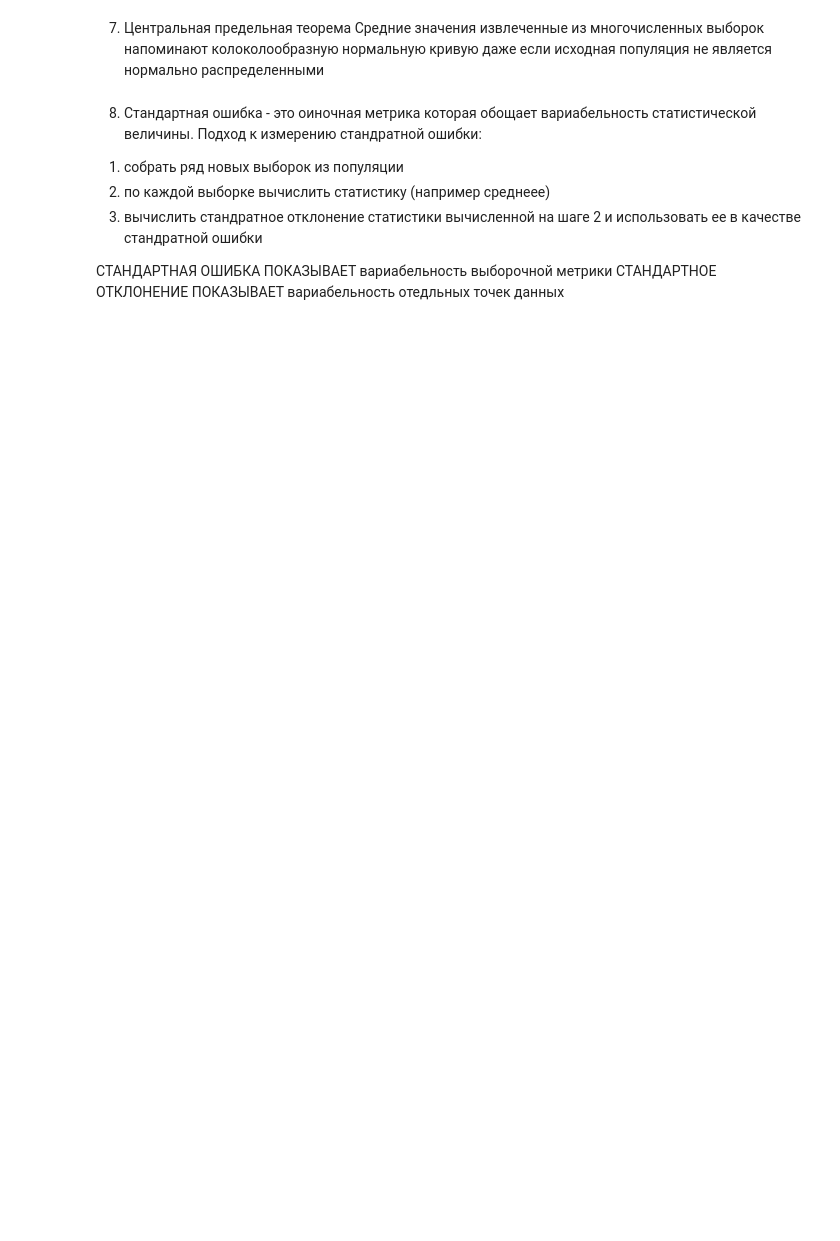
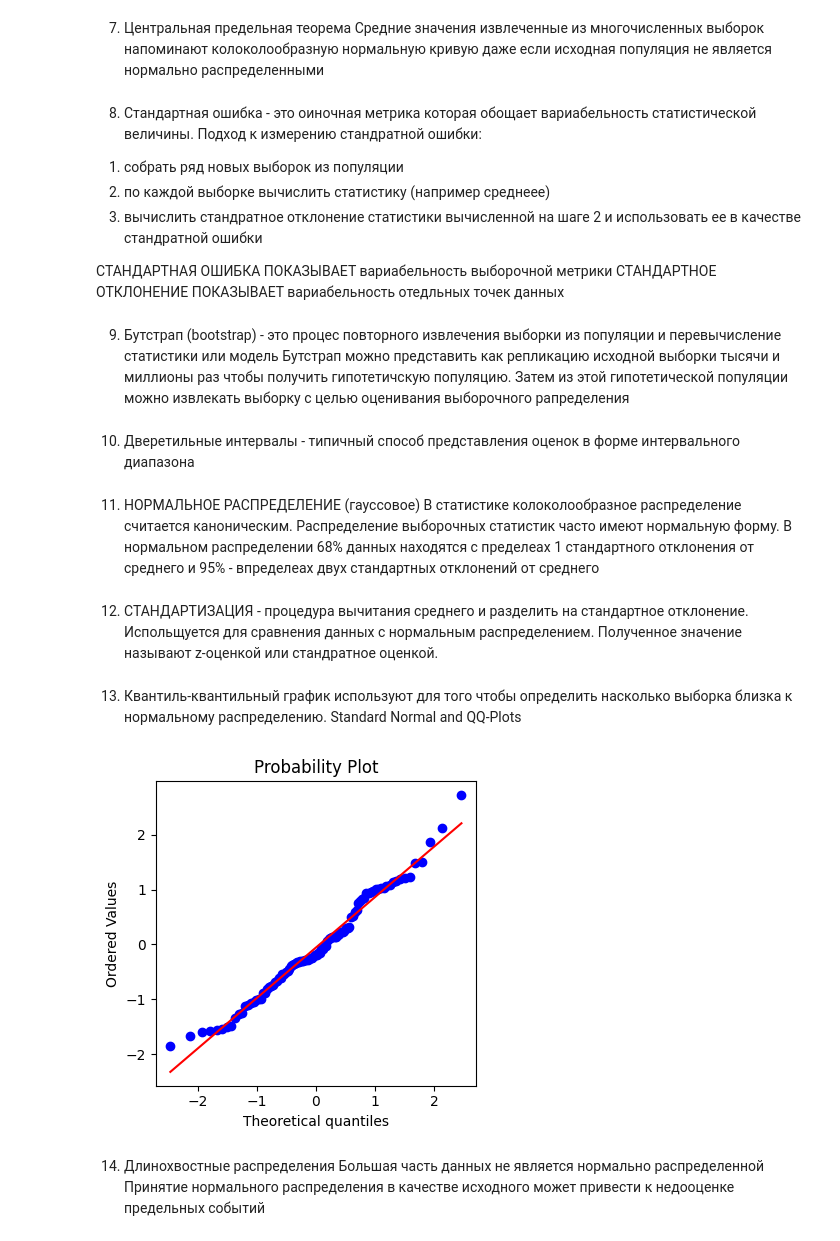
Before and after one commit to TaniaTernovaya/DataKit, a Jupyter notebook: data_distribution.ipynb, the cells around one changed output. Drawn from its saved outputs; the diff is of its cells as text; code cells hidden in the pictures; blank space fills up the shorter version.

```diff
--- a/data_distribution.ipynb
+++ b/data_distribution.ipynb
@@ -76,3 +76,39 @@ plt.show()
 
 СТАНДАРТНАЯ ОШИБКА ПОКАЗЫВАЕТ вариабельность выборочной метрики
 СТАНДАРТНОЕ ОТКЛОНЕНИЕ ПОКАЗЫВАЕТ вариабельность отедльных точек данных
+# %% [markdown]
+9. Бутстрап (bootstrap) - это процес повторного извлечения выборки из популяции и перевычисление статистики или модель
+Бутстрап можно представить как репликацию исходной выборки тысячи и миллионы раз  чтобы получить гипотетичскую популяцию. Затем из этой гипотетической популяции можно извлекать выборку с целью оценивания выборочного рапределения
+# %% [markdown]
+10. Дверетильные интервалы - типичный способ представления оценок в форме интервального диапазона
+# %% [markdown]
+11. НОРМАЛЬНОЕ РАСПРЕДЕЛЕНИЕ (гауссовое)
+В статистике колоколообразное распределение считается каноническим.
+Распределение выборочных статистик часто имеют нормальную форму.
+В нормальном распределении 68% данных находятся с пределеах 1 стандартного отклонения от среднего и 95% - впределеах двух стандартных отклонений от среднего
+# %% [markdown]
+12. СТАНДАРТИЗАЦИЯ - процедура вычитания среднего и разделить на стандартное отклонение. Испольщуется для сравнения данных с нормальным распределением. Полученное значение называют z-оценкой или стандратное оценкой.
+# %% [markdown]
+13. Квантиль-квантильный график используют для того чтобы определить насколько выборка близка к нормальному распределению.
+Standard Normal and QQ-Plots
+# %%
+from pathlib import Path
+import pandas as pd
+import numpy as np
+from scipy import stats
+
+import seaborn as sns
+import matplotlib.pylab as plt
+fig, ax = plt.subplots(figsize=(4, 4))
+
+norm_sample = stats.norm.rvs(size=100)
+stats.probplot(norm_sample, plot=ax)
+
+plt.tight_layout()
+plt.show()
+# %% [output]
+[figure, added]
+# %% [markdown]
+14. Длинохвостные распределения
+Большая часть данных не является нормально распределенной
+Принятие нормального распределения в качестве исходного может привести к недооценке предельных событий
```
Also changed, not shown: parts of 2 cells of this notebook, 3 other files.
